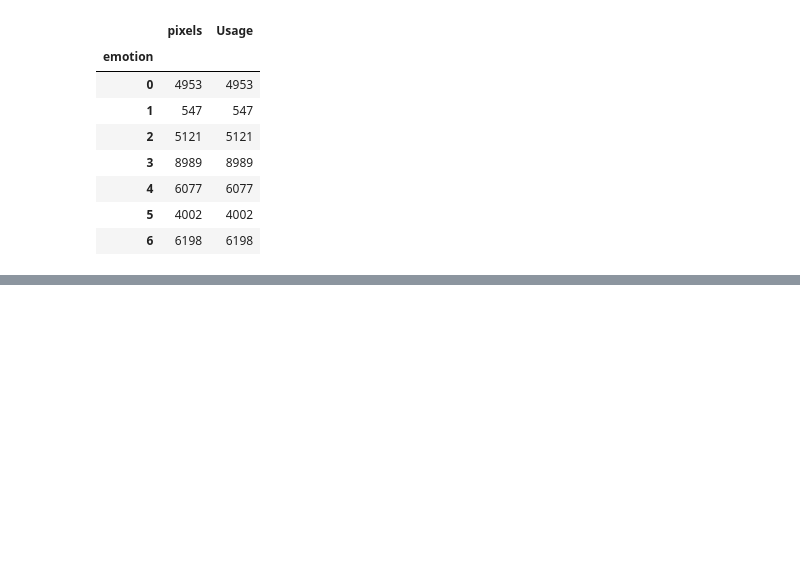
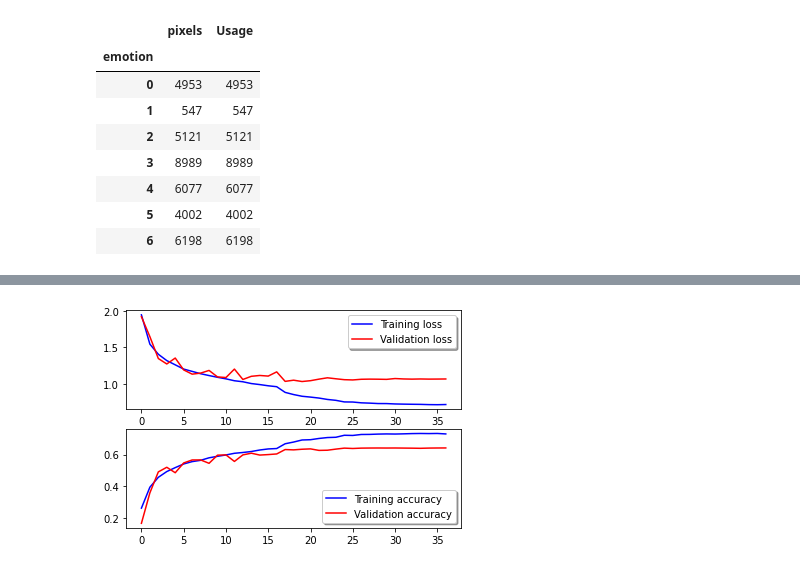
Before and after one commit to uninstallit/ATI736, a Jupyter notebook: Final/cnn.ipynb, the cells around one changed output, grey strips where cells are left out. Saved outputs shown, nothing was run; the diff lists cells and outputs as text; code cells hidden in the pictures; blank space fills up the shorter version.

```diff
--- a/Final/cnn.ipynb
+++ b/Final/cnn.ipynb
@@ -100,18 +108,27 @@ model.add(Conv2D(128, (5,5), padding="Same", activation='relu'))
 model.add(MaxPooling2D((2,2)))
 model.add(Dropout(0.5))
 
+model.add(Conv2D(256, (3,3), padding="Same", activation='relu'))
+model.add(BatchNormalization())
+model.add(Conv2D(256, (5,5), padding="Same", activation='relu'))
+model.add(MaxPooling2D((2,2)))
+model.add(Dropout(0.5))
+
 model.add(Flatten())
-model.add(Dense(256, activation='relu'))
+#model.add(Dense(256, activation='relu'))
+model.add(Dense(512, activation='relu'))
 model.add(Dense(7, activation='softmax'))
 # %%
+# simple early stopping
+es = EarlyStopping(monitor='loss', mode='min', verbose=1)
 optimizer = opt.Adam(lr = 0.001)
 lr_anneal = ReduceLROnPlateau(monitor = 'val_accuracy', patience=3, factor=0.2, min_lr=1e-6)
 # %%
 model.compile(optimizer=optimizer, loss='categorical_crossentropy', metrics=['accuracy'])
 # %%
 start = time.time()
-history = model.fit(X_train, y_train, validation_data=(X_val, y_val), epochs=50, batch_size = 100, callbacks=[lr_anneal])
+history = model.fit(X_train, y_train, validation_data=(X_val, y_val), epochs=50, batch_size = 100, callbacks=[es,lr_anneal])
 end = time.time()
-print('Elasped Time in minutes:', (end - start)/60)
+print('Elasped Time in minutes:  %.2f' % (end - start)/60)
 # %% [output]
 Epoch 1/50
@@ -122,2 +151,13 @@ ValueError: in user code:
 # %%
 model.save('final_model.h5')
+# %%
+fig, ax = plt.subplots(2,1)
+ax[0].plot(history.history['loss'], color='b', label="Training loss")
+ax[0].plot(history.history['val_loss'], color='r', label="Validation loss",axes =ax[0])
+legend = ax[0].legend(loc='best', shadow=True)
+
+ax[1].plot(history.history['accuracy'], color='b', label="Training accuracy")
+ax[1].plot(history.history['val_accuracy'], color='r',label="Validation accuracy")
+legend = ax[1].legend(loc='best', shadow=True)
+# %% [output]
+[figure, added]
```
Also changed, not shown: parts of 8 cells of this notebook.
